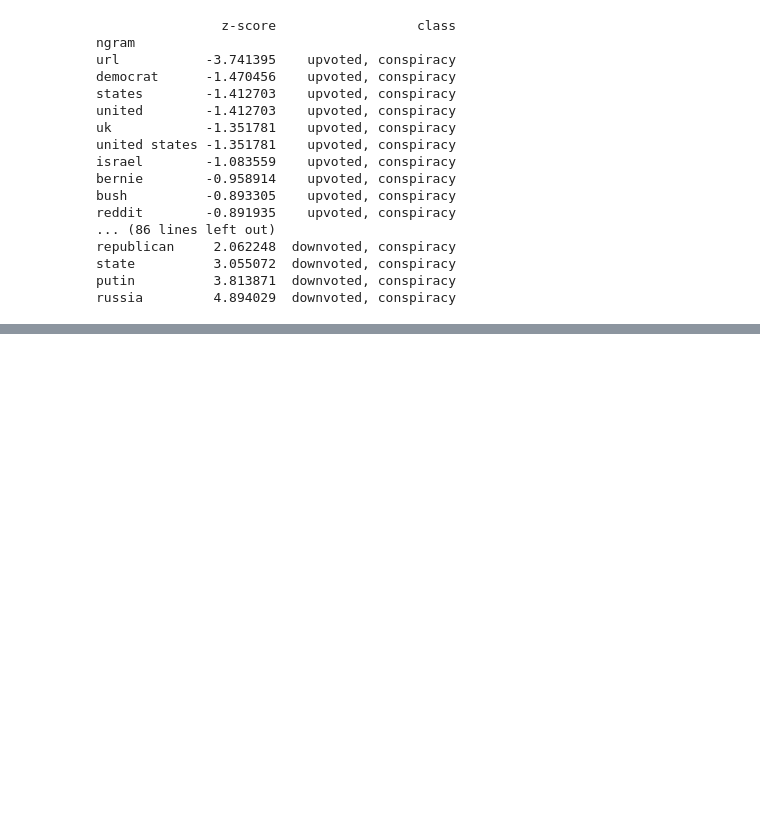
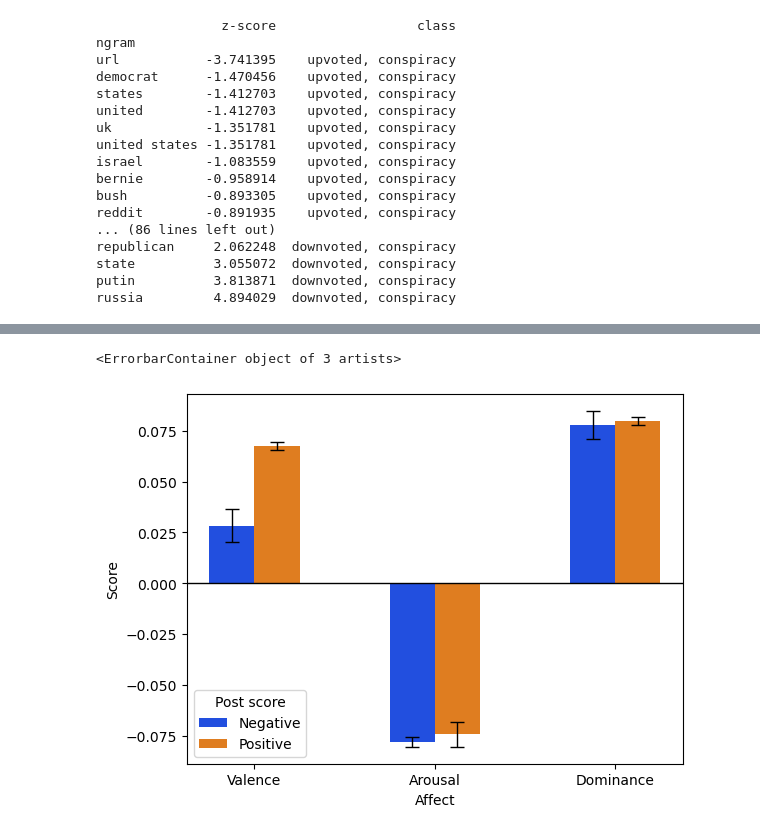
Before and after one commit to aidandeshong/AWeSoMe-starter, a Jupyter notebook: AWeSoMe_Lab_Intro.ipynb, the cells around one changed output, grey strips where cells are left out. Drawn from its saved outputs; the diff is of its cells as text; code cells hidden in the pictures; blank space fills up the shorter version.

```diff
--- a/AWeSoMe_Lab_Intro.ipynb
+++ b/AWeSoMe_Lab_Intro.ipynb
@@ -396,0 +496,29 @@ russia         4.894029  downvoted, conspiracy
+# %%
+!pip install seaborn
+import pandas as pd
+import seaborn as sns
+import matplotlib.pyplot as plt
+
+
+vad = [['Negative', 0.02831, -0.0781, 0.07787 ], ['Positive', 0.067587, -0.07437, 0.0797423]]
+error = [['Negative', 0.0164, 0.01381, 0.01229], ['Positive', 0.00502, 0.003945, 0.0036]]
+
+vad_df = pd.DataFrame(vad, columns=['Post score', 'Valence', 'Arousal', 'Dominance'])
+error_df = pd.DataFrame(error, columns=['Post score', 'Valence', 'Arousal', 'Dominance'])
+vad_melted = vad_df.melt(id_vars='Post score', var_name='Affect', value_name='Score')
+error_melted = error_df.melt(id_vars='Post score', var_name='Affect', value_name='Error')
+fig_df = pd.merge(vad_melted, error_melted, on=['Post score', 'Affect'])
+
+plt.figure()
+ax = sns.barplot(x='Affect', y='Score', hue='Post score', palette="bright", data=fig_df, width=0.5)
+ax.axhline(y=0, color='black', linewidth=1)
+
+bars = ax.patches
+
+ax.errorbar(bars[0].get_x()+bars[0].get_width()/2, fig_df['Score'].iloc[0], yerr=fig_df['Error'].iloc[0]/2, color='black', capsize=5, elinewidth=1)
+ax.errorbar(bars[1].get_x()+bars[1].get_width()/2, fig_df['Score'].iloc[2], yerr=fig_df['Error'].iloc[1]/2, color='black', capsize=5, elinewidth=1)
+ax.errorbar(bars[2].get_x()+bars[2].get_width()/2, fig_df['Score'].iloc[4], yerr=fig_df['Error'].iloc[2]/2, color='black', capsize=5, elinewidth=1)
+ax.errorbar(bars[3].get_x()+bars[3].get_width()/2, fig_df['Score'].iloc[1], yerr=fig_df['Error'].iloc[3]/2, color='black', capsize=5, elinewidth=1)
+ax.errorbar(bars[4].get_x()+bars[4].get_width()/2, fig_df['Score'].iloc[3], yerr=fig_df['Error'].iloc[4]/2, color='black', capsize=5, elinewidth=1)
+ax.errorbar(bars[5].get_x()+bars[5].get_width()/2, fig_df['Score'].iloc[5], yerr=fig_df['Error'].iloc[5]/2, color='black', capsize=5, elinewidth=1)
+# %% [output]
@@ -396,0 +540,2 @@ russia         4.894029  downvoted, conspiracy
+<ErrorbarContainer object of 3 artists>
+[figure, added]
```
Also changed, not shown: parts of 2 cells of this notebook, 1 other file.
